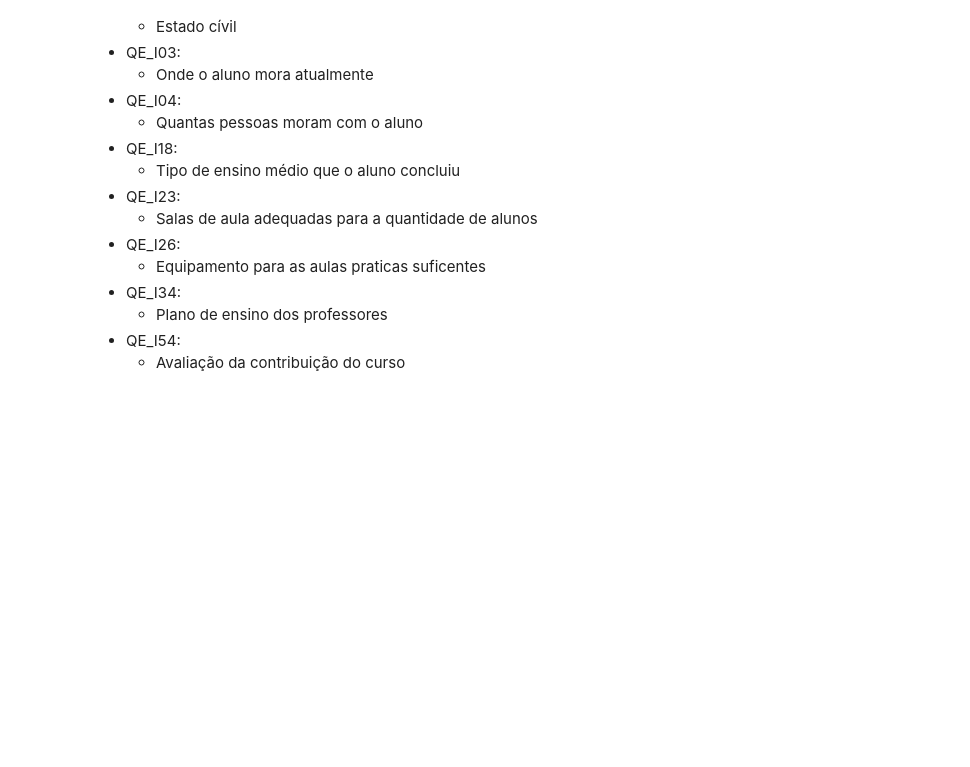
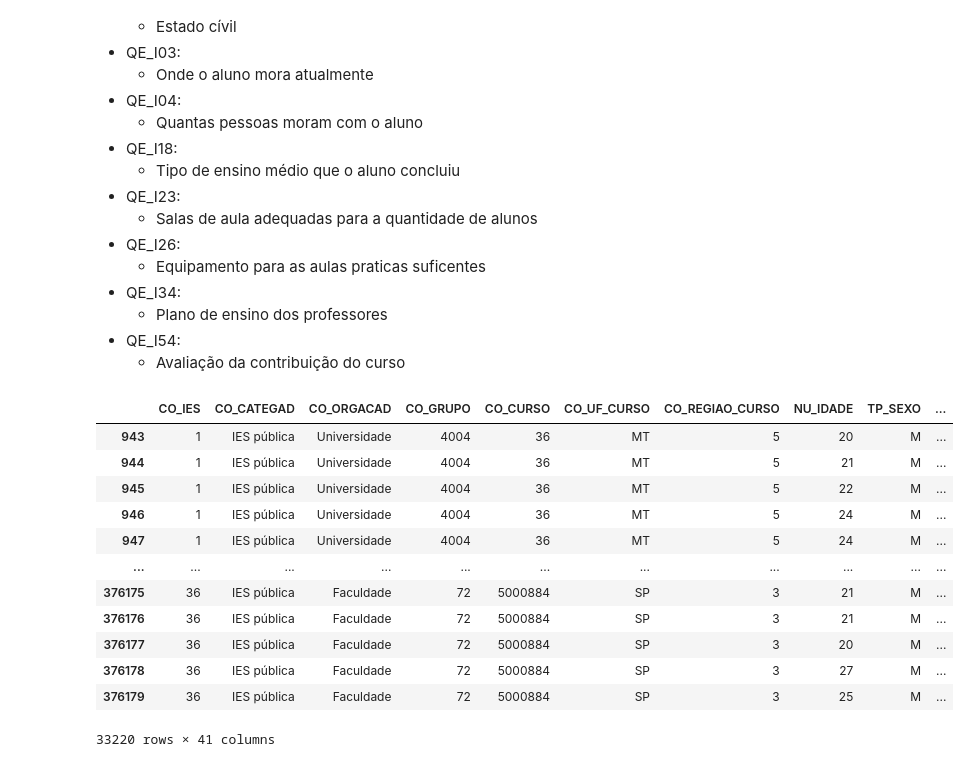
Before and after one commit to luisotaviocap98/Analise-Microdados-Computacao, a Jupyter notebook: analise_2011.ipynb, the cells around one changed output. Saved outputs shown, nothing was run; the diff lists cells and outputs as text; code cells hidden in the pictures; blank space fills up the shorter version.

```diff
--- a/analise_2011.ipynb
+++ b/analise_2011.ipynb
@@ -153,3 +153,19 @@ microdados2['QE_I07'].replace({'A':'Não','B':'Sim','C':'Sim','D':'Sim','E':'Sim
     - Plano de ensino dos professores
 - QE_I54:
     - Avaliação da contribuição do curso
+# %%
+microdados2
+# %% [output]
+|  | CO_IES | CO_CATEGAD | CO_ORGACAD | CO_GRUPO | CO_CURSO | CO_UF_CURSO | CO_REGIAO_CURSO | NU_IDADE | TP_SEXO | ... |
+| 943 | 1 | IES pública | Universidade | 4004 | 36 | MT | 5 | 20 | M | ... |
+| 944 | 1 | IES pública | Universidade | 4004 | 36 | MT | 5 | 21 | M | ... |
+| 945 | 1 | IES pública | Universidade | 4004 | 36 | MT | 5 | 22 | M | ... |
+| 946 | 1 | IES pública | Universidade | 4004 | 36 | MT | 5 | 24 | M | ... |
+| 947 | 1 | IES pública | Universidade | 4004 | 36 | MT | 5 | 24 | M | ... |
+| ... | ... | ... | ... | ... | ... | ... | ... | ... | ... | ... |
+| 376175 | 36 | IES pública | Faculdade | 72 | 5000884 | SP | 3 | 21 | M | ... |
+| 376176 | 36 | IES pública | Faculdade | 72 | 5000884 | SP | 3 | 21 | M | ... |
+| 376177 | 36 | IES pública | Faculdade | 72 | 5000884 | SP | 3 | 20 | M | ... |
+| 376178 | 36 | IES pública | Faculdade | 72 | 5000884 | SP | 3 | 27 | M | ... |
+| 376179 | 36 | IES pública | Faculdade | 72 | 5000884 | SP | 3 | 25 | M | ... |
+33220 rows × 41 columns
```
Also changed, not shown: parts of 20 cells of this notebook, 5 other files.
